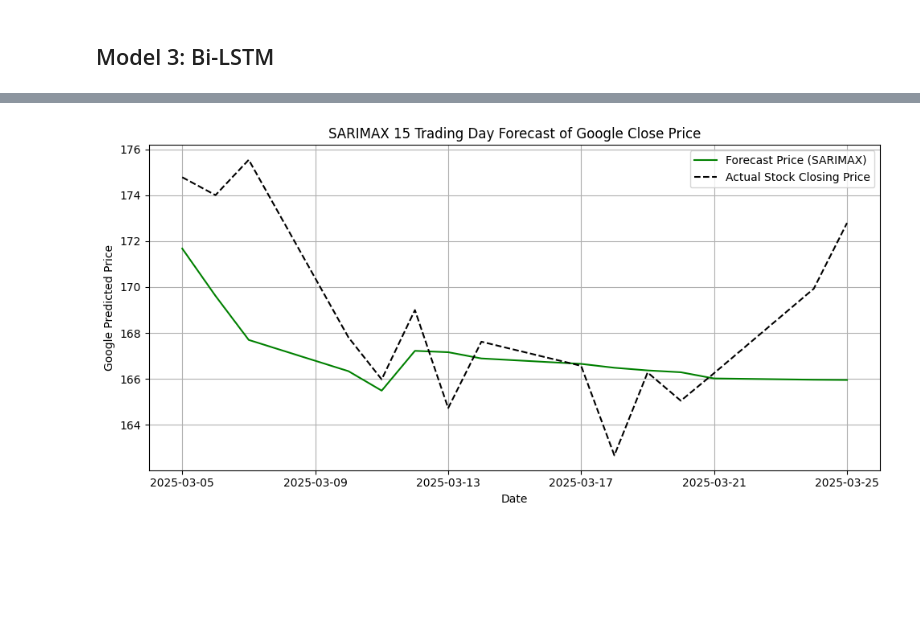
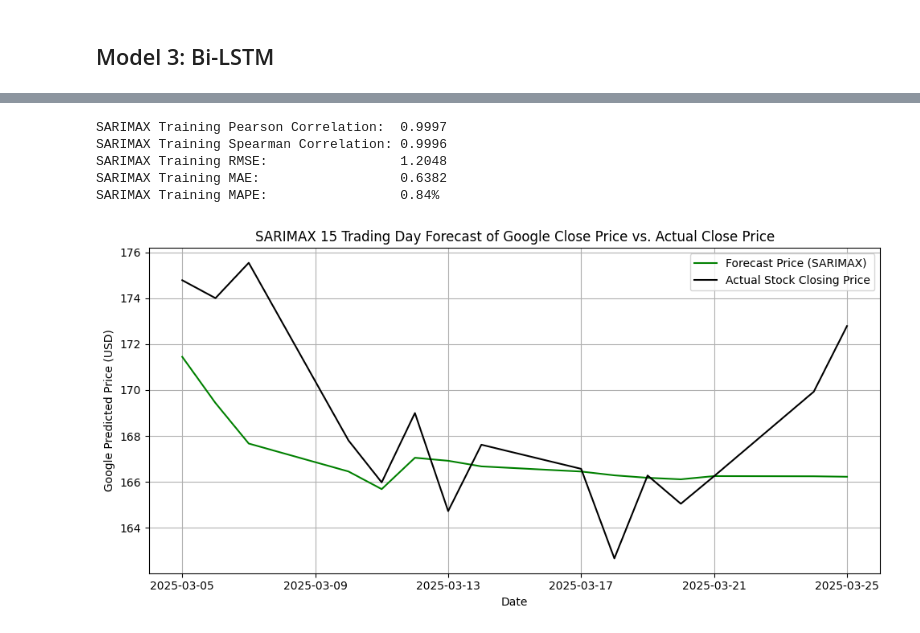
Before and after one commit to Donerne/6300-Data-Project, a Jupyter notebook: Full_Models/google_cleaning_modelling.ipynb, the cells around one changed output, grey strips where cells are left out. Drawn from its saved outputs; the diff is of its cells as text; code cells hidden in the pictures; blank space fills up the shorter version.

```diff
--- a/Full_Models/google_cleaning_modelling.ipynb
+++ b/Full_Models/google_cleaning_modelling.ipynb
@@ -222,18 +227,19 @@ Name: month2, Length: 151, dtype: float64
 # %%
 from sklearn.linear_model import LinearRegression
 
+#filling month 2 with a linear regression based off month 3
 train = google_data[google_data['month2'].notna() & google_data['month3'].notna()]
 test = google_data[google_data['month2'].isna() & google_data['month3'].notna()]
 
-# Step 3: Train linear regression model
+#training linear regression model
 model = LinearRegression()
 model.fit(train[['month3']], train['month2'])
 
-# Step 4: Predict missing Month_2 values
+#predicting missing Month_2 values
 predicted_values = model.predict(test[['month3']])
 
-# Step 5: Fill in the missing values
-google_data.loc[test.index, 'month2'] = predicted_values
+#filling in the missing values
+google_data.loc[google_data.index.isin(test.index), 'month2'] = predicted_values
 # %%
 # Calculate percentage of missing values for each column
 missing_percentages = (google_data.isnull().sum() / len(google_data)) * 100
@@ -1258,28 +1119,17 @@ CNHUSD_adjClose    0.000001
 dtype: float64
 # %%
+#defining feature for the model
 sar_y = pd.to_numeric(google_data['GOOG_adjClose'], errors='coerce')
 sar_y = sar_y.dropna()
 
-#Picked exogenous variables from the results of the the correlation test and the random forest
-# exog_features = ['Gold_price', 'Copper_price', 'Silver_price',
-#     'GOOG_stock_news_sentiment',
-#     'NVDA_stock_news_sentiment',
-#     'NVDA_adjClose',
-#     'GOOG_press_release_sentiment',
-#     'technologyChangesPercentage',
-#     'GOOG_adjLow',
-#     ''
-# ]
-
-exog_features = [
-    'technologyChangesPercentage',
-    'communicationServicesChangesPercentage',
+#picking exogeneous variables
+exog_features = ['technologyChangesPercentage',
     'Gold_price',
-    'Copper_price',
     'Silver_price',
     'JPYUSD_close',
+    'EURUSD_close',
     'pe',
-    'sma', 'ema', 'rsi', 'williams',
+    'ema', 'williams',
     'GOOG_stock_news_sentiment',
     'GOOG_press_release_sentiment',
     'NVDA_adjClose',
@@ -1289,7 +1139,7 @@ exog_features = [
 
 X_exog = google_data[exog_features].copy()
 
-# 3. Map sentiment strings to numbers
+#sentiment map
 sentiment_map = {
     'very_negative': -1,
     'weakly_negative': -0.5,
@@ -1298,14 +1148,15 @@ sentiment_map = {
     'very_positive': 1
 }
 
+#applying the map to the sentiment columns
 for col in X_exog.columns:
     if 'sentiment' in col:
         X_exog[col] = X_exog[col].map(sentiment_map)
 
-# 4. Convert all to numeric (in case mapping failed or there are still objects)
+#convert all to numeric (in case mapping failed or there are still objects)
 X_exog = X_exog.apply(pd.to_numeric, errors='coerce')
 
-# 5. Fill or drop missing values
+#filling in any missing values
 X_exog = X_exog.fillna(method='ffill').fillna(method='bfill')
 
 X_exog = X_exog.loc[sar_y.index]
@@ -1340,3 +1192,21 @@ plt.show()
+# %%
+sar_train_pearson_corr, _ = pearsonr(sar_results.fittedvalues, sar_y)
+sar_train_spearman_corr, _ = spearmanr(sar_results.fittedvalues, sar_y)
+sar_train_rmse = np.sqrt(mean_squared_error(sar_y, sar_results.fittedvalues))
+sar_train_mae = mean_absolute_error(sar_y, sar_results.fittedvalues)
+sar_train_mape = mean_absolute_percentage_error(sar_y, sar_results.fittedvalues)
+
+print(f"SARIMAX Training Pearson Correlation:  {sar_train_pearson_corr:.4f}")
+print(f"SARIMAX Training Spearman Correlation: {sar_train_spearman_corr:.4f}")
+print(f"SARIMAX Training RMSE:                 {sar_train_rmse:.4f}")
+print(f"SARIMAX Training MAE:                  {sar_train_mae:.4f}")
+print(f"SARIMAX Training MAPE:                 {sar_train_mape:.2%}")
+# %% [output]
+SARIMAX Training Pearson Correlation:  0.9997
+SARIMAX Training Spearman Correlation: 0.9996
+SARIMAX Training RMSE:                 1.2048
+SARIMAX Training MAE:                  0.6382
+SARIMAX Training MAPE:                 0.84%
 # %%
 # Create future exogenous input like LSTM (repeating last known values)
 last_known = X_exog.iloc[-1]
@@ -1351,15 +1221,15 @@ sar_forecast_mean = sar_forecast.predicted_mean
 # %%
 plt.figure(figsize=(10, 5))
 plt.plot(future_dates, sar_forecast_mean, label='Forecast Price (SARIMAX)', color='green')
-plt.plot(google_real['date'], google_real['GOOG_adjClose'], label='Actual Stock Closing Price', linestyle='--', color='black')
-plt.title('SARIMAX 15 Trading Day Forecast of Google Close Price')
+plt.plot(google_real['date'], google_real['GOOG_adjClose'], label='Actual Stock Closing Price', color='black')
+plt.title('SARIMAX 15 Trading Day Forecast of Google Close Price vs. Actual Close Price')
 plt.xlabel('Date')
-plt.ylabel('Google Predicted Price')
+plt.ylabel('Google Predicted Price (USD)')
 plt.grid(True)
 plt.legend()
 plt.tight_layout()
 plt.show()
 # %% [output]
-[figure, old version]
+[figure, new version]
 # %%
 #checking the pearson and spearman correlations
```
Also changed, not shown: parts of 55 cells of this notebook.
